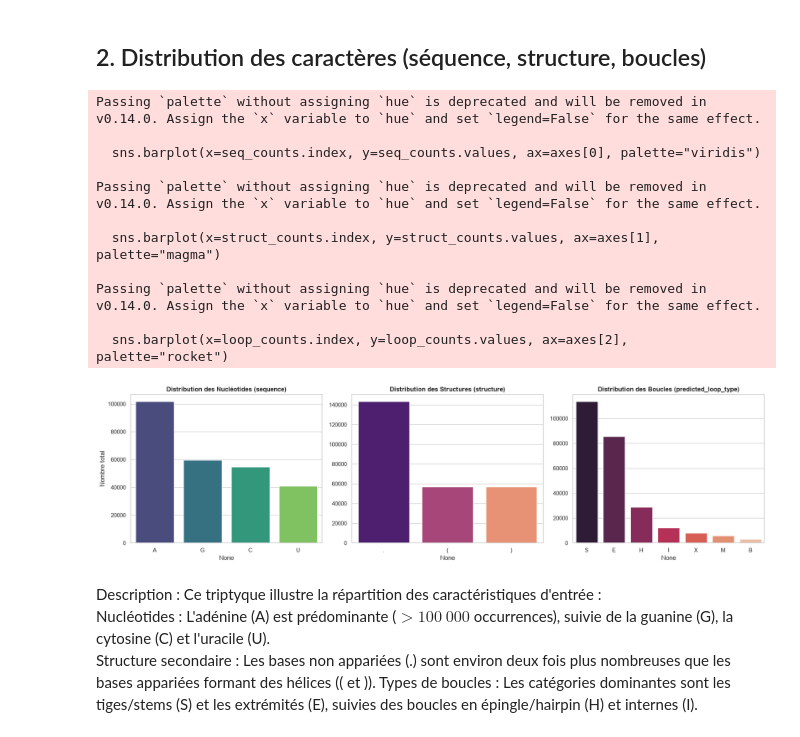
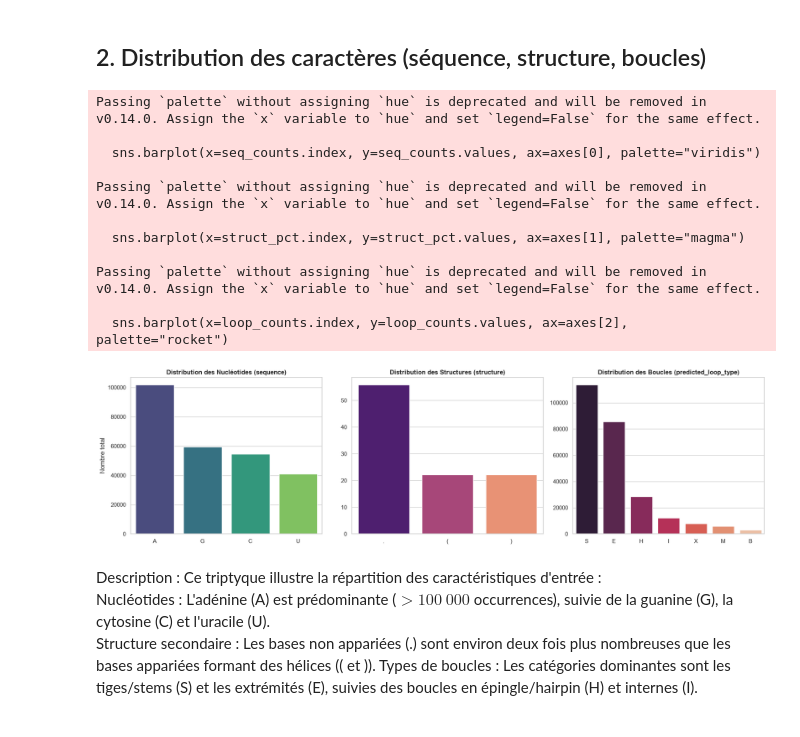
Before and after one commit to Eve-Ast/OpenVaccine, a Jupyter notebook: notebooks/EDA.ipynb, the cells around one changed output. Saved outputs shown, nothing was run; the diff lists cells and outputs as text; code cells hidden in the pictures.

Commit message:
Script figure + ajout de figure dans l'EDA

```diff
--- a/notebooks/EDA.ipynb
+++ b/notebooks/EDA.ipynb
@@ -104,39 +104,42 @@ def get_char_counts(series):
     return pd.Series(list(all_chars)).value_counts()
 
 seq_counts = get_char_counts(train_df['sequence'])
-struct_counts = get_char_counts(train_df['structure'])
+struct_pct = get_char_counts(train_df['structure']) / len("".join(train_df['structure'].tolist())) * 100
 loop_counts = get_char_counts(train_df['predicted_loop_type'])
 
 fig, axes = plt.subplots(1, 3, figsize=(18, 5))
 
 # Séquences (Nucléotides)
 sns.barplot(x=seq_counts.index, y=seq_counts.values, ax=axes[0], palette="viridis")
 axes[0].set_title("Distribution des Nucléotides (sequence)", fontweight='bold')
 axes[0].set_ylabel("Nombre total")
+axes[0].set_xlabel("")
 
 # Structure secondaire
-sns.barplot(x=struct_counts.index, y=struct_counts.values, ax=axes[1], palette="magma")
+sns.barplot(x=struct_pct.index, y=struct_pct.values, ax=axes[1], palette="magma")
 axes[1].set_title("Distribution des Structures (structure)", fontweight='bold')
+axes[1].set_xlabel("")
 
 # Types de boucles
 sns.barplot(x=loop_counts.index, y=loop_counts.values, ax=axes[2], palette="rocket")
 axes[2].set_title("Distribution des Boucles (predicted_loop_type)", fontweight='bold')
+axes[2].set_xlabel("")
 
 plt.tight_layout()
 plt.show()
 # %% [output]
 Passing `palette` without assigning `hue` is deprecated and will be removed in v0.14.0. Assign the `x` variable to `hue` and set `legend=False` for the same effect.
 
   sns.barplot(x=seq_counts.index, y=seq_counts.values, ax=axes[0], palette="viridis")
 
 Passing `palette` without assigning `hue` is deprecated and will be removed in v0.14.0. Assign the `x` variable to `hue` and set `legend=False` for the same effect.
 
-  sns.barplot(x=struct_counts.index, y=struct_counts.values, ax=axes[1], palette="magma")
+  sns.barplot(x=struct_pct.index, y=struct_pct.values, ax=axes[1], palette="magma")
 
 Passing `palette` without assigning `hue` is deprecated and will be removed in v0.14.0. Assign the `x` variable to `hue` and set `legend=False` for the same effect.
 
   sns.barplot(x=loop_counts.index, y=loop_counts.values, ax=axes[2], palette="rocket")
-[figure, old version]
+[figure, new version]
 # %% [markdown]
 Description : Ce triptyque illustre la répartition des caractéristiques d'entrée :
 Nucléotides : L'adénine (A) est prédominante ($> 100\ 000$ occurrences), suivie de la guanine (G), la cytosine (C) et l'uracile (U).
```
Also changed, not shown: parts of 3 cells of this notebook, 1 other file.
